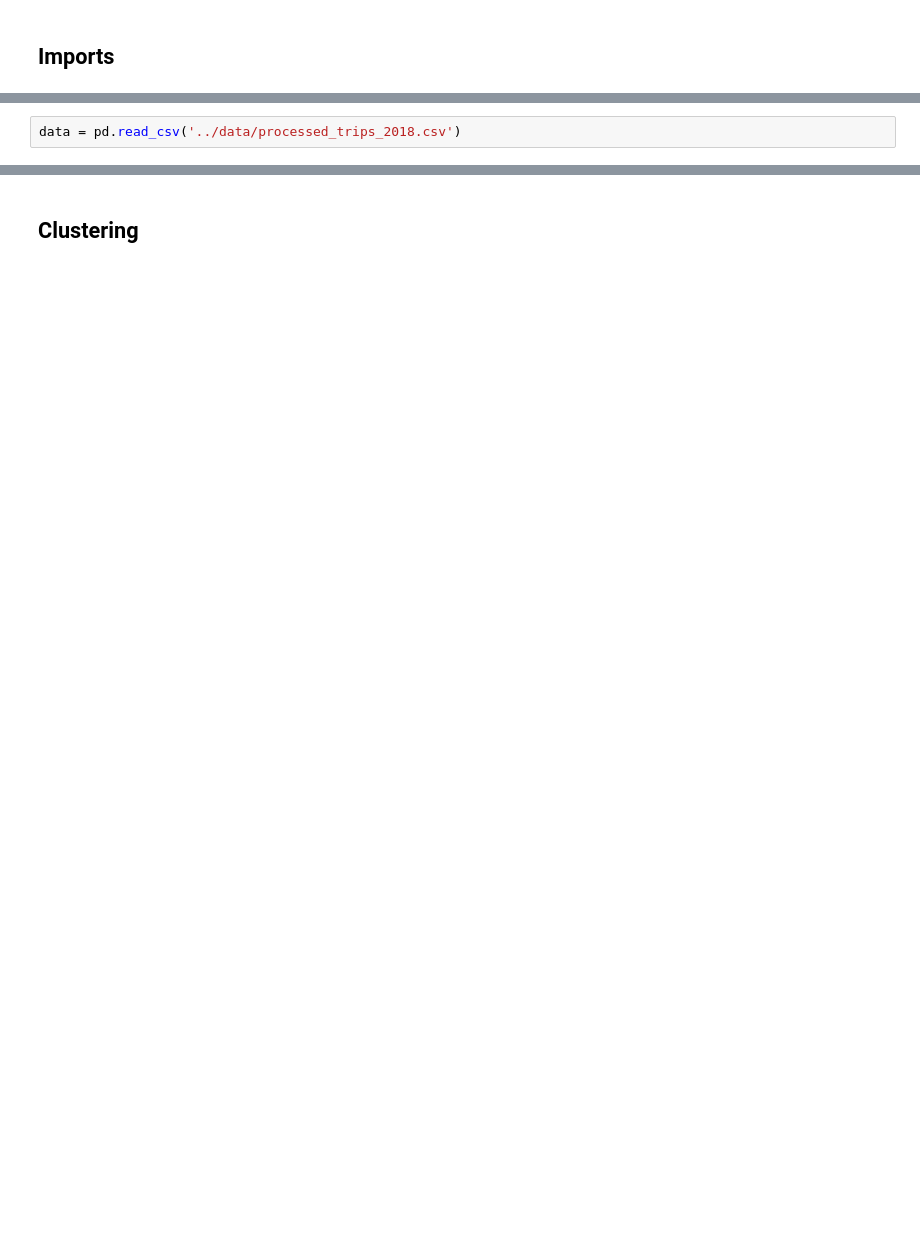
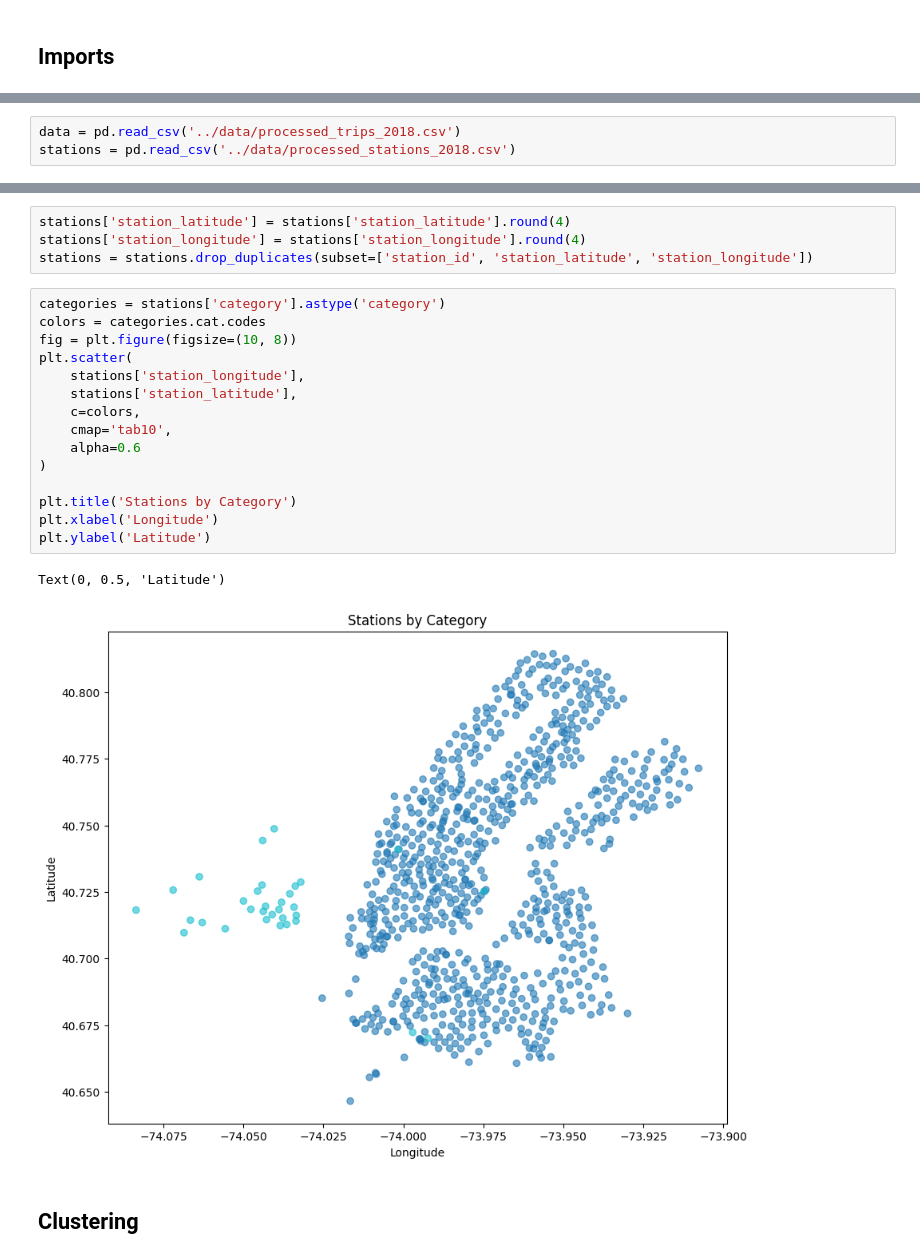
Before and after one commit to GermanButtiero/mobility, a Jupyter notebook: src/clustering.ipynb, the cells around one changed output, grey strips where cells are left out. Drawn from its saved outputs; the diff is of its cells as text; blank space fills up the shorter version.

```diff
--- a/src/clustering.ipynb
+++ b/src/clustering.ipynb
@@ -5,2 +9,3 @@ import pandas as pd
 # %%
 data = pd.read_csv('../data/processed_trips_2018.csv')
+stations = pd.read_csv('../data/processed_stations_2018.csv')
@@ -16,2 +21,24 @@ data.head()
+# %%
+stations['station_latitude'] = stations['station_latitude'].round(4)
+stations['station_longitude'] = stations['station_longitude'].round(4)
+stations = stations.drop_duplicates(subset=['station_id', 'station_latitude', 'station_longitude'])
+# %%
+categories = stations['category'].astype('category')
+colors = categories.cat.codes
+fig = plt.figure(figsize=(10, 8))
+plt.scatter(
+    stations['station_longitude'],
+    stations['station_latitude'],
+    c=colors,
+    cmap='tab10',
+    alpha=0.6
+)
+
+plt.title('Stations by Category')
+plt.xlabel('Longitude')
+plt.ylabel('Latitude')
+# %% [output]
+Text(0, 0.5, 'Latitude')
+[figure, added]
 # %% [markdown]
 ## Clustering
```
Also changed, not shown: parts of 28 cells of this notebook.
